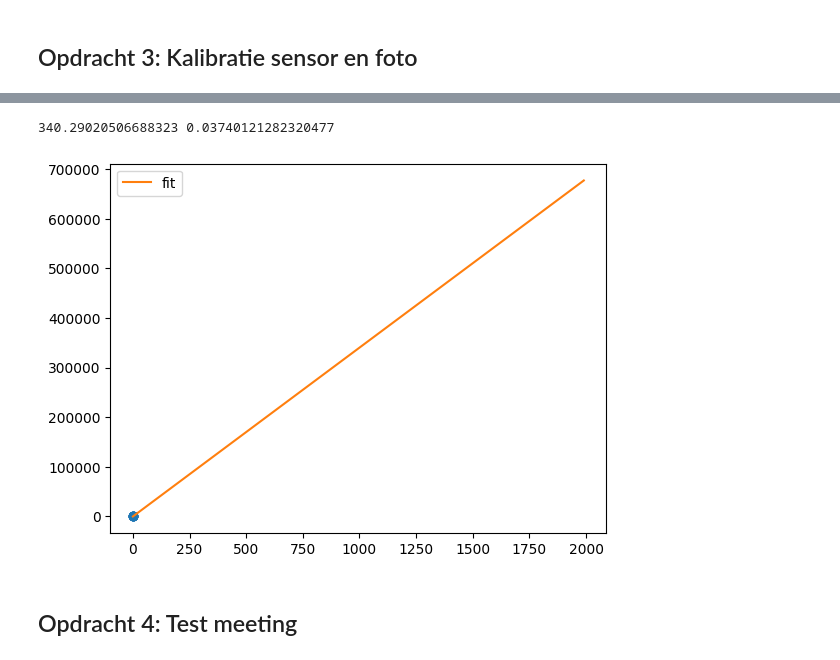
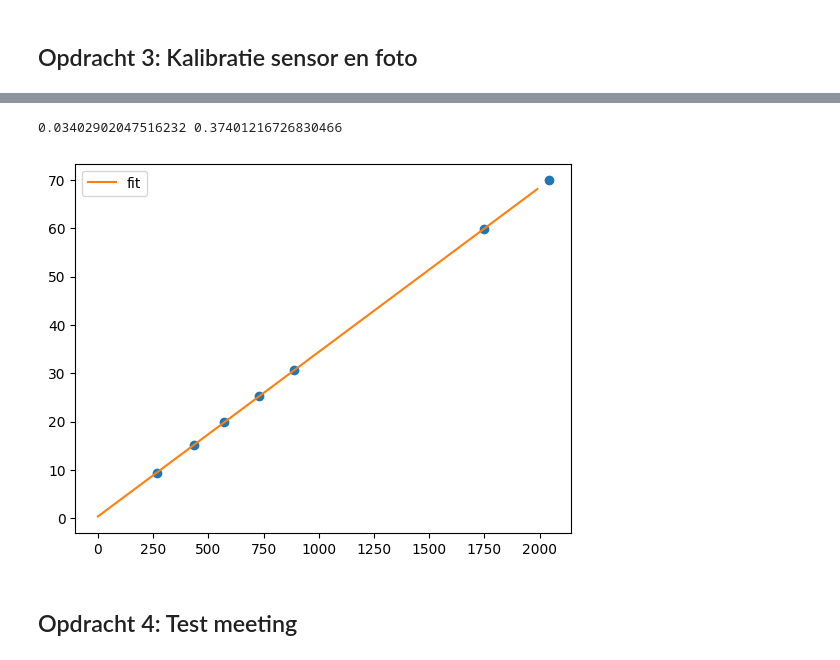
Before and after one commit to Nina925/opdrachten-DEF-D, a Jupyter notebook: FysiekeOntwerpopdrachten/4OntwerpEenAlgoritmeEchoAkoestisch/DEFOntwerpopdracht4AlgoritmeInvulTemplate.ipynb, the cells around one changed output, grey strips where cells are left out. Drawn from its saved outputs; the diff is of its cells as text; code cells hidden in the pictures.

```diff
--- a/FysiekeOntwerpopdrachten/4OntwerpEenAlgoritmeEchoAkoestisch/DEFOntwerpopdracht4AlgoritmeInvulTemplate.ipynb
+++ b/FysiekeOntwerpopdrachten/4OntwerpEenAlgoritmeEchoAkoestisch/DEFOntwerpopdracht4AlgoritmeInvulTemplate.ipynb
@@ -44,29 +44,29 @@ kalibratie-opstelling groep [49]
 <img src="kalibratie.jpeg" width="400"  style="transform:rotate(180deg);">
 # %%
 # verwerk hier jullie kalibratiemetingen
-waarde_arduino = np.array([266,435,573,730,888,2042,1748])*10e-6
-afstand = np.array([10,15,20,25,30,70,60])*10e-2
+waarde_arduino = np.array([266,435,573,730,888,2042,1748])
+afstand = np.array([10,15,20,25,30,70,60])
 
 def model(waarde_arduino,a,b):
     return a*waarde_arduino+b
 
 popt, pcov = curve_fit(model,waarde_arduino,afstand)
 a = popt[0]
 b = popt[1]
 
 afstand = model(waarde_arduino,a,b)
 
 plt.plot(waarde_arduino,afstand,'o')
 print(a,b)
 
 x = np.arange(0,2000,10)
 y = a * x + b
 plt.plot(x,y,label = 'fit')
 plt.legend()
 plt.show()
 # %% [output]
-340.29020506688323 0.03740121282320477
+0.03402902047516232 0.37401216726830466
-[figure, old version]
+[figure, new version]
 # %% [markdown]
 ## Opdracht 4: Test meeting
 # %%
```
Also changed, not shown: parts of 15 cells of this notebook, 4 other files.
